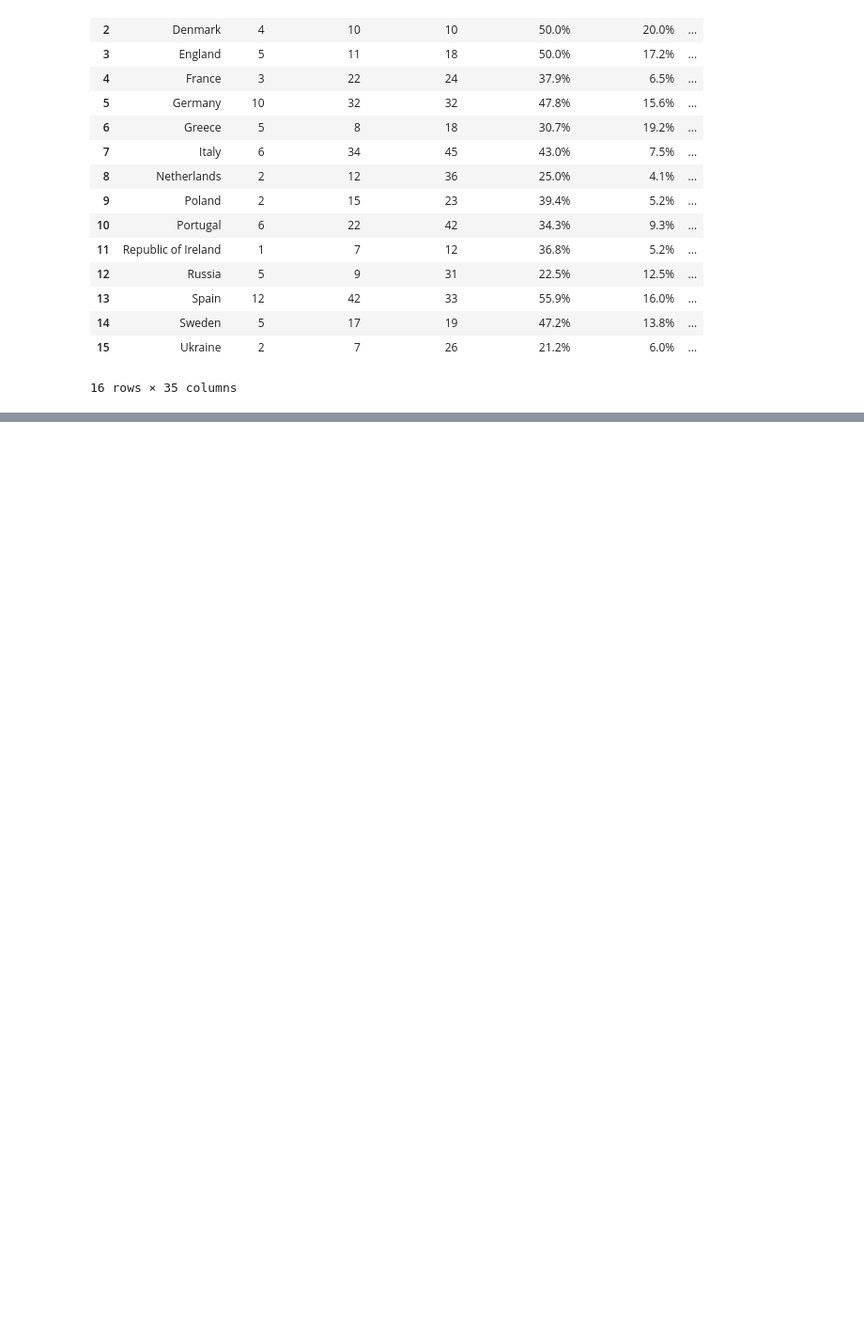
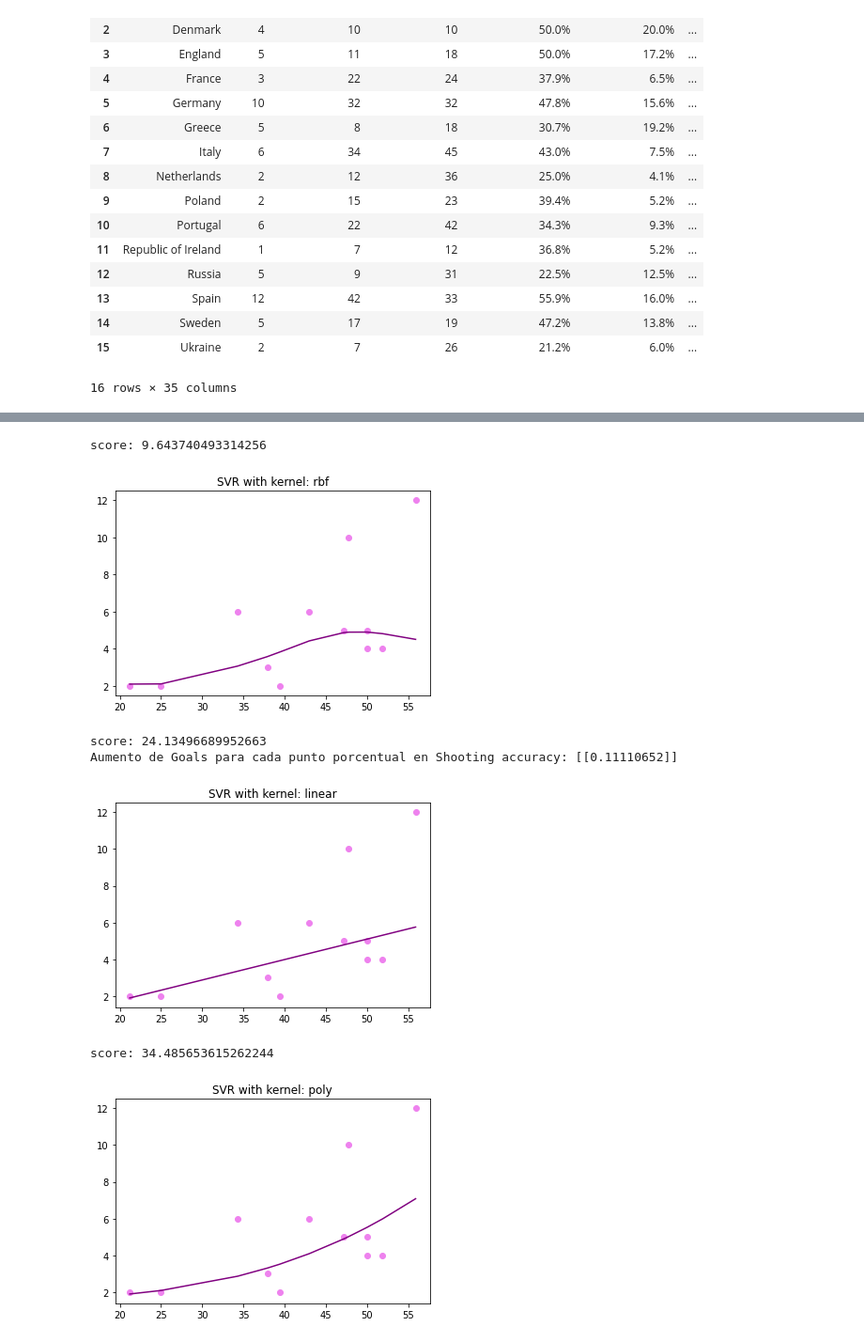
Before and after one commit to Adriagallardo/Adria-Gallardo-Thebridge, a Jupyter notebook: Ejercicios/Week9/4.polynomial_regresion/2.football_stats.ipynb, the cells around one changed output, grey strips where cells are left out. Shown at 94% size. Cells and saved outputs as stored; diff of their text form; code cells hidden in the pictures; blank space fills up the shorter version.

```diff
--- a/Ejercicios/Week9/4.polynomial_regresion/2.football_stats.ipynb
+++ b/Ejercicios/Week9/4.polynomial_regresion/2.football_stats.ipynb
@@ -38,0 +203,33 @@ df
+# %%
+#SVR
+kernel = ['rbf', 'linear', 'poly']
+dicti_svr_scores = {"column":[], "kernel":[], "score":[]}
+
+for ker in kernel:
+    print("\n")
+    model = SVR(kernel=ker)
+    model.fit(X_train, y_train)
+    y_pred = model.predict(X_train)
+    score = r2_score(y_train, y_pred)*100
+    print("score:", score)
+    if ker == "linear":
+        print("Aumento de Goals para cada punto porcentual en Shooting accuracy:", model.coef_)
+
+    lista_val = [X, ker, score]
+    for i,e in enumerate(["column", "kernel", "score"]):
+        dicti_svr_scores[e].append(lista_val[i])
+    print("\n")
+    X_train_to_show, y_train_to_show = zip(*sorted(zip(X_train, y_train)))
+    plt.scatter(X_train_to_show, y_train_to_show, color='violet')
+    X_train_to_show, y_pred = zip(*sorted(zip(X_train, y_pred)))
+    plt.plot(X_train_to_show, y_pred, color='purple')
+    plt.title("SVR with kernel: " + str(ker))
+    plt.show()
+# %% [output]
+score: 9.643740493314256
+[figure, added]
+score: 24.13496689952663
+Aumento de Goals para cada punto porcentual en Shooting accuracy: [[0.11110652]]
+[figure, added]
+score: 34.485653615262244
+[figure, added]
```
Also changed, not shown: parts of 36 cells of this notebook, 4 other files.
